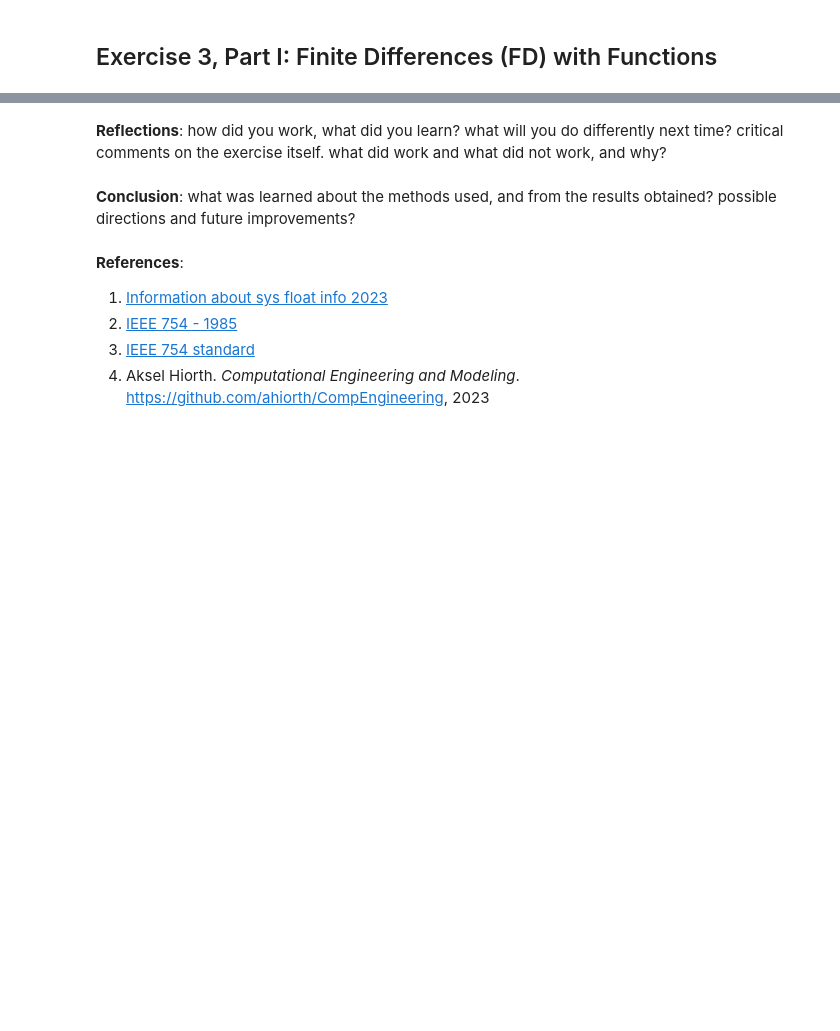
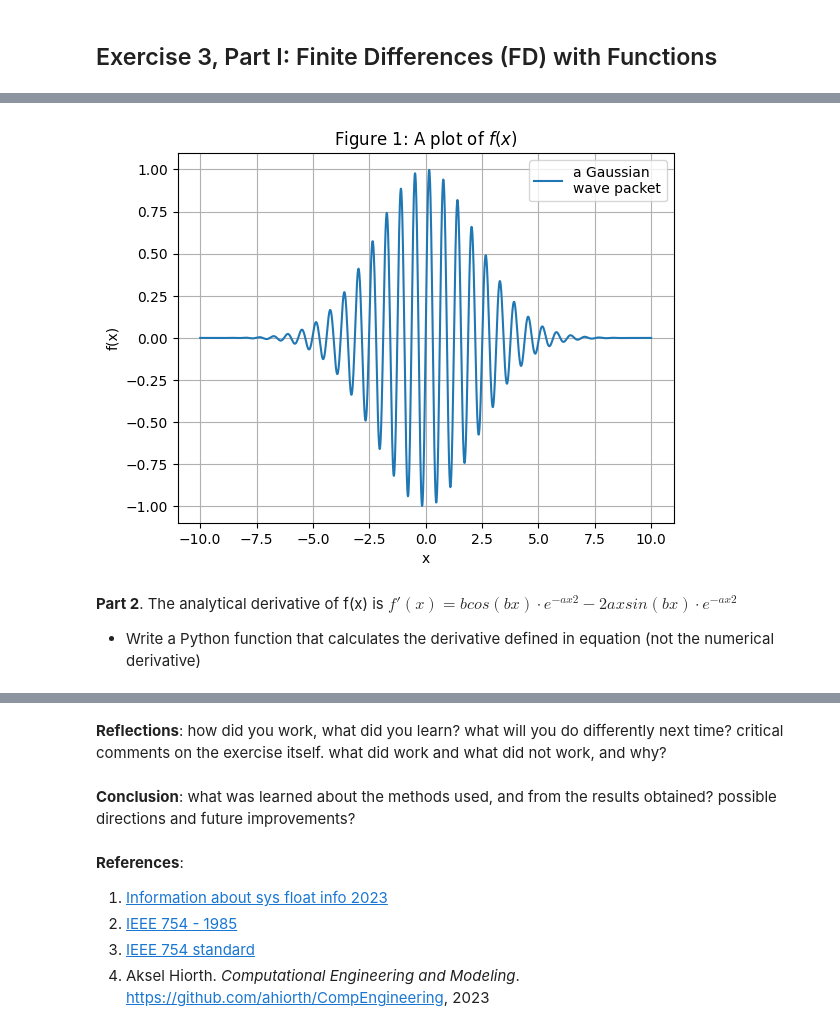
Before and after one commit to waves-stats/MOD_510_2023_autumn, a Jupyter notebook: project1/Jing/project1_Jing.ipynb, the cells around one changed output, grey strips where cells are left out. Saved outputs shown, nothing was run; the diff lists cells and outputs as text; code cells hidden in the pictures; blank space fills up the shorter version.

```diff
--- a/project1/Jing/project1_Jing.ipynb
+++ b/project1/Jing/project1_Jing.ipynb
@@ -86,10 +86,3 @@ True
 math.isclose (a,b)
 # %% [output]
 True
-# %%
-# 3. Use decimal, fraction type
-import decimal
-
-a = decimal.Decimal('0.1') + decimal.Decimal('0.2')
-b = decimal.Decimal('0.3')
-a == b
@@ -226,0 +219,3 @@ np.where(array_of_numbers > 17, 1, 0)
+# %%
+def f(x, a=0.1, b=10):
+    return np.sin(b*x)*np.exp(-a*x*x)
@@ -226,0 +228,21 @@ np.where(array_of_numbers > 17, 1, 0)
+# %%
+def plot_func(f,start,end):
+
+    dx= 0.01 # step size
+    N = int((end-start)/dx) # number of points
+    x = np.linspace(start, end, N)
+    y = f(x)
+
+    plt.plot(x,f(x),label='a Gaussian \nwave packet')
+    plt.legend()
+    plt.grid()
+    plt.xlabel('x')
+    plt.ylabel('f(x)')
+    plt.title('Figure 1: A plot of $f(x)$')
+# %%
+plot_func(f,-10,10)
+# %% [output]
+[figure, added]
+# %% [markdown]
+**Part 2**. The analytical derivative of f(x) is $f'(x) = b cos(bx) · e^{−ax2} − 2ax sin(bx) · e^{−ax2}$
+- Write a Python function that calculates the derivative defined in equation (not the numerical derivative)
```
Also changed, not shown: parts of 41 cells of this notebook.
